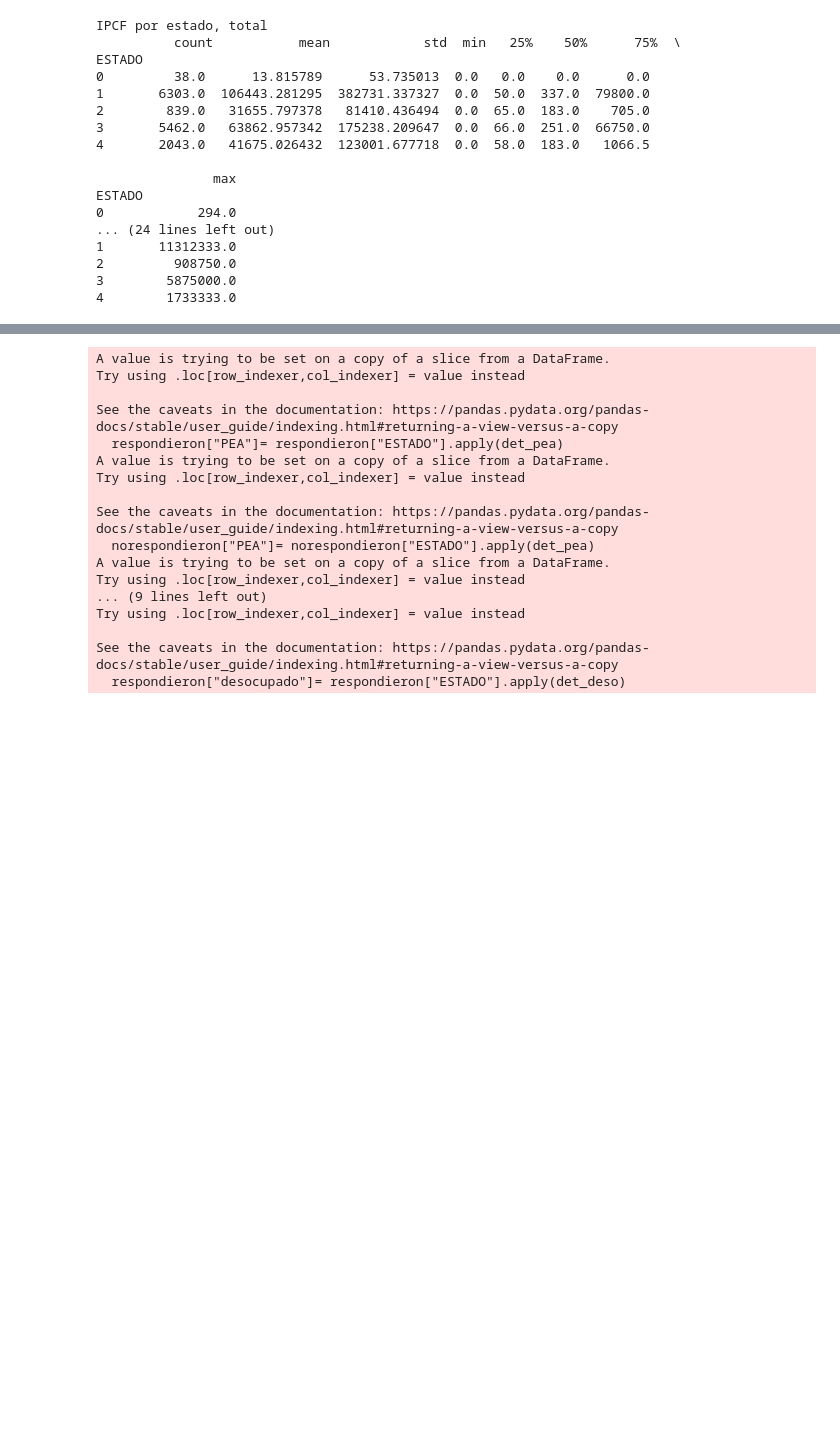
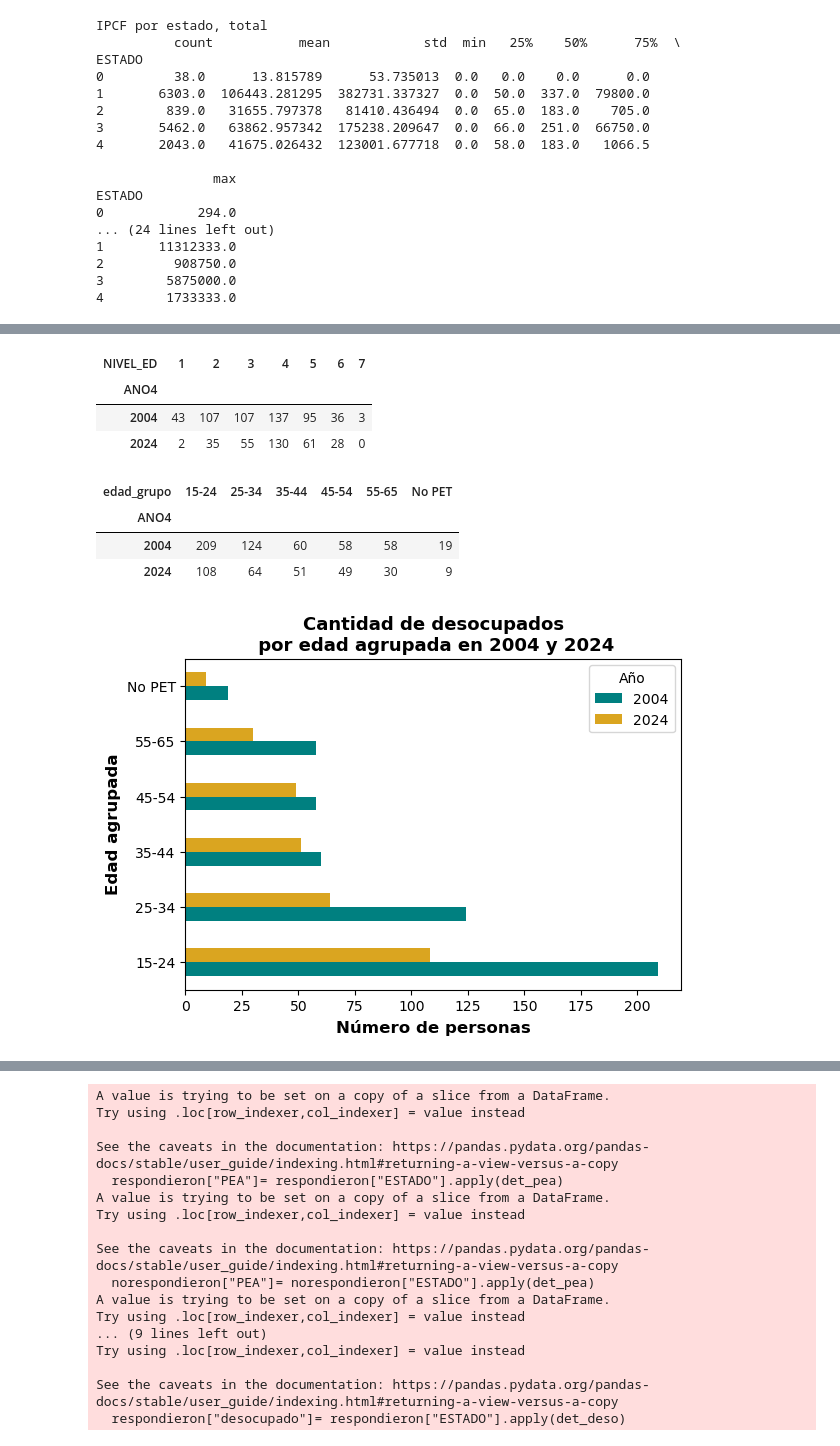
Before and after one commit to maggiecobb/CC408-T1-5, a Jupyter notebook: TP 3/Tp3.ipynb, the cells around one changed output, grey strips where cells are left out. Saved outputs shown, nothing was run; the diff lists cells and outputs as text; code cells hidden in the pictures; blank space fills up the shorter version.

```diff
--- a/TP 3/Tp3.ipynb
+++ b/TP 3/Tp3.ipynb
@@ -54,9 +36,9 @@ from sklearn.neighbors import KNeighborsClassifier
 # %% [markdown]
 #### Lectura del documento
 # %%
-## 0. LECTURA DEL DOCUMENTO
-df2024 = pd.read_excel('C:/Users/SAMSUNG/Documents/GitHub/CC408-T1-5/TP 3/usu_individual_T124.xlsx')
-df2004 = pd.read_stata('C:/Users/SAMSUNG/Documents/GitHub/CC408-T1-5/TP 3/Individual_t104.dta')
+#Lectura del documento
+df2024 = pd.read_excel('C:/Users/magda/OneDrive/Documents/GitHub/CC408-T1-5/TP 3/usu_individual_T124.xlsx')
+df2004 = pd.read_stata('C:/Users/magda/OneDrive/Documents/GitHub/CC408-T1-5/TP 3/Individual_t104.dta')
 
 #Dirección de Maggie: "C:/Users/magda/OneDrive/Documents/GitHub/CC408-T1-5/TP 3"
 #Dirección de Peter: "C:/Users/SAMSUNG/Documents/GitHub/CC408-T1-5/TP 3/usu_individual_T124.xlsx"
@@ -1021,0 +657,35 @@ Name: count, dtype: int64
+# %%
+#Cantidad de desocupados por año y nivel educativo
+deso_df.groupby(['ANO4', 'NIVEL_ED']).size().unstack(fill_value=0)
+# %% [output]
+| NIVEL_ED | 1 | 2 | 3 | 4 | 5 | 6 | 7 |
+| ANO4 |  |  |  |  |  |  |  |
+| 2004 | 43 | 107 | 107 | 137 | 95 | 36 | 3 |
+| 2024 | 2 | 35 | 55 | 130 | 61 | 28 | 0 |
+# %%
+#Cantidad de desocupados por año y edad agrupado
+deso_df.groupby(['ANO4', 'edad_grupo']).size().unstack(fill_value=0)
+# %% [output]
+| edad_grupo | 15-24 | 25-34 | 35-44 | 45-54 | 55-65 | No PET |
+| ANO4 |  |  |  |  |  |  |
+| 2004 | 209 | 124 | 60 | 58 | 58 | 19 |
+| 2024 | 108 | 64 | 51 | 49 | 30 | 9 |
+# %%
+#Variable de cantidad de desocupados por edad agrupada por año
+comp_deso_edad = deso_df.groupby([ 'edad_grupo', 'ANO4']).size().unstack(fill_value=0)
+
+
+#Gráfico de barras horizontales
+ax = comp_deso_edad.plot(kind='barh', color=colores)
+ax.set_title('Cantidad de desocupados\n por edad agrupada en 2004 y 2024', fontdict={'fontsize': 13, 'fontweight': 'bold'})
+ax.set_xlabel('Número de personas', fontdict={'fontsize': 12, 'fontweight': 'bold'})
+ax.set_ylabel('Edad agrupada', fontdict={'fontsize': 12, 'fontweight': 'bold'})
+plt.yticks(rotation=0)
+
+edadagrupada = ["15-24", "25-34","35-44","45-54","55-65","No PET"]
+ax.set_yticklabels(edadagrupada)
+
+plt.legend(['2004', '2024'], title='Año', loc='upper center', bbox_to_anchor=(0.9, 1.0), ncol=1)
+plt.subplots_adjust(top=0.8)
+# %% [output]
+[figure, added]
```
Also changed, not shown: parts of 109 cells of this notebook.
